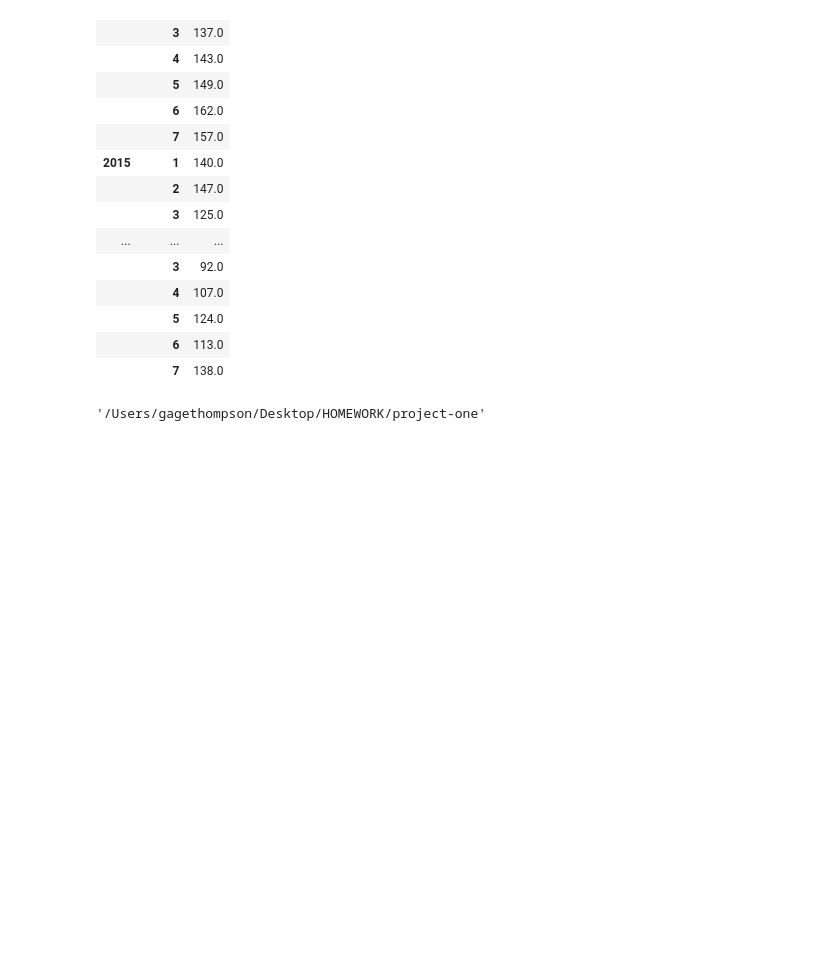
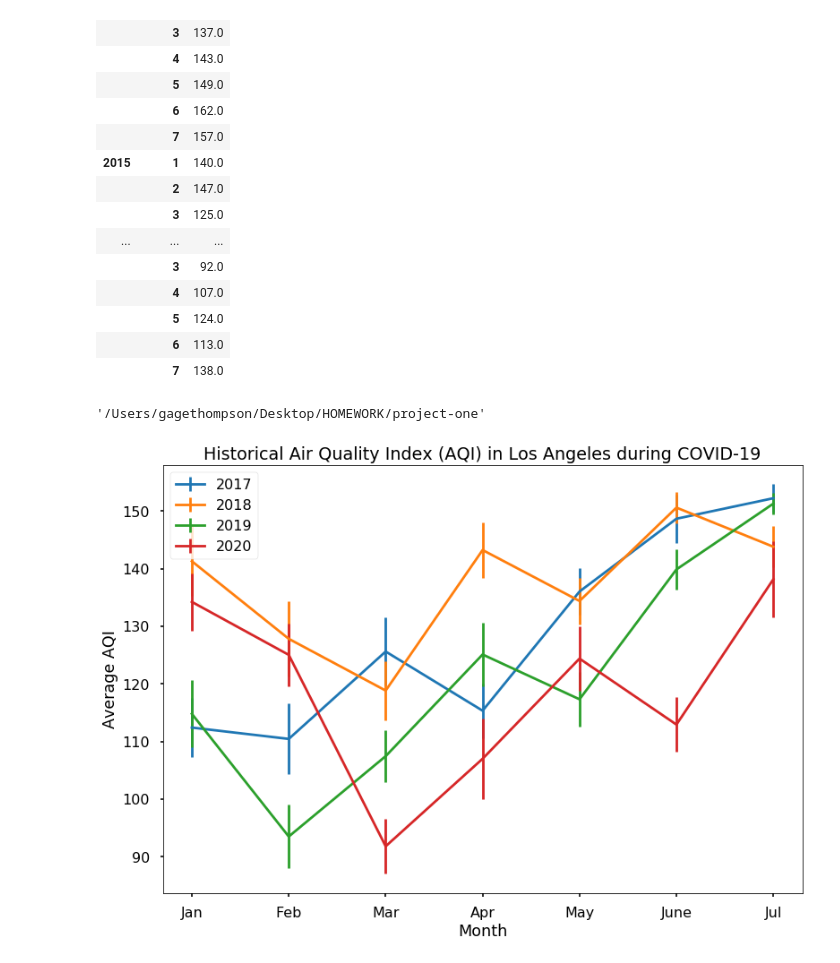
Before and after one commit to rigsbyk/Project-One, a Jupyter notebook: Gage's Work/La_file.ipynb, the cells around one changed output. Cells and saved outputs as stored; diff of their text form; code cells hidden in the pictures; blank space fills up the shorter version.

```diff
--- a/Gage's Work/La_file.ipynb
+++ b/Gage's Work/La_file.ipynb
@@ -188,3 +188,15 @@ pwd
 '/Users/gagethompson/Desktop/HOMEWORK/project-one'
 # %%
 la_months_df.to_csv("project_one_csv/la_months.csv")
+# %%
+plt.style.use('seaborn-poster')
+la_months["AQI"]["mean"].loc[2017].plot.line(label=2017, yerr=la_months["AQI"]["sem"].loc[2017])
+la_months["AQI"]["mean"].loc[2018].plot.line(label=2018, yerr=la_months["AQI"]["sem"].loc[2018])
+la_months["AQI"]["mean"].loc[2019].plot.line(label=2019, yerr=la_months["AQI"]["sem"].loc[2019])
+la_months["AQI"]["mean"].loc[2020].plot.line(label=2020, yerr=la_months["AQI"]["sem"].loc[2020])
+plt.title("Historical Air Quality Index (AQI) in Los Angeles during COVID-19")
+plt.ylabel("Average AQI")
+plt.legend()
+plt.show()
+# %% [output]
+[figure, added]
```
Also changed, not shown: parts of 1 cell of this notebook, 3 other files.
